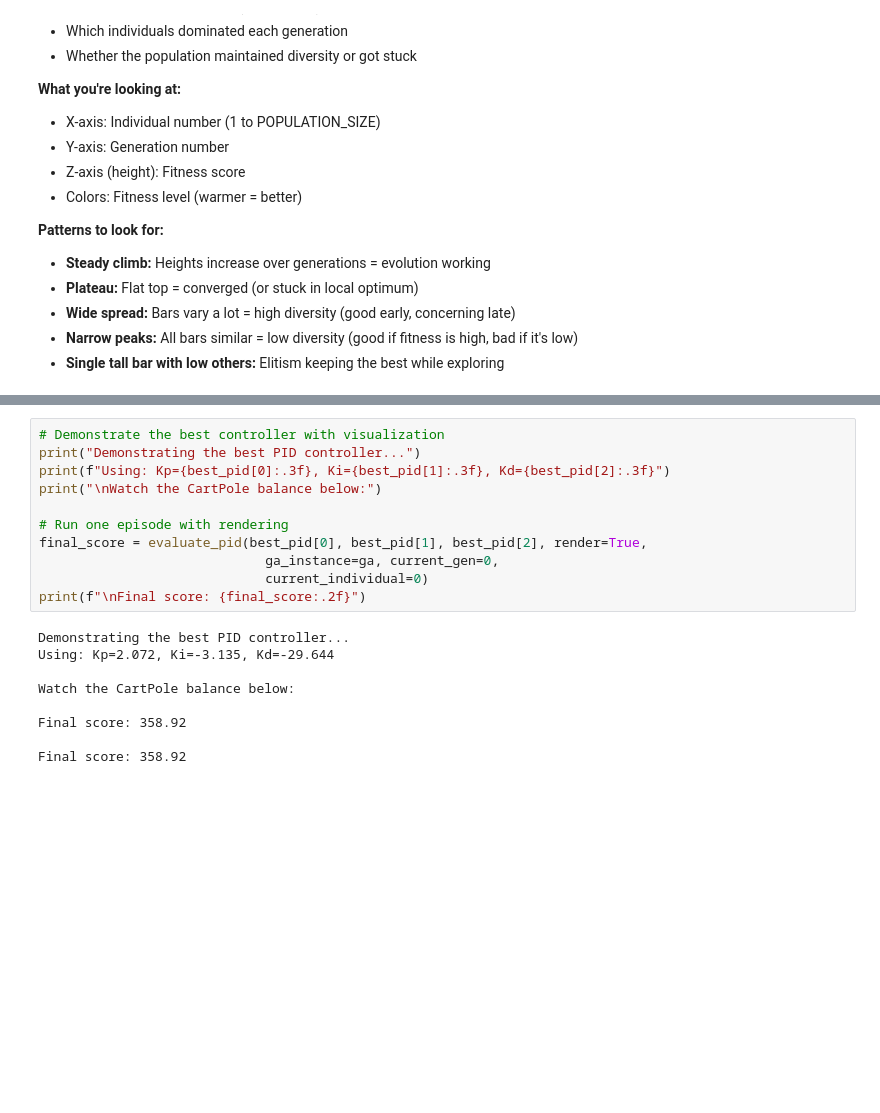
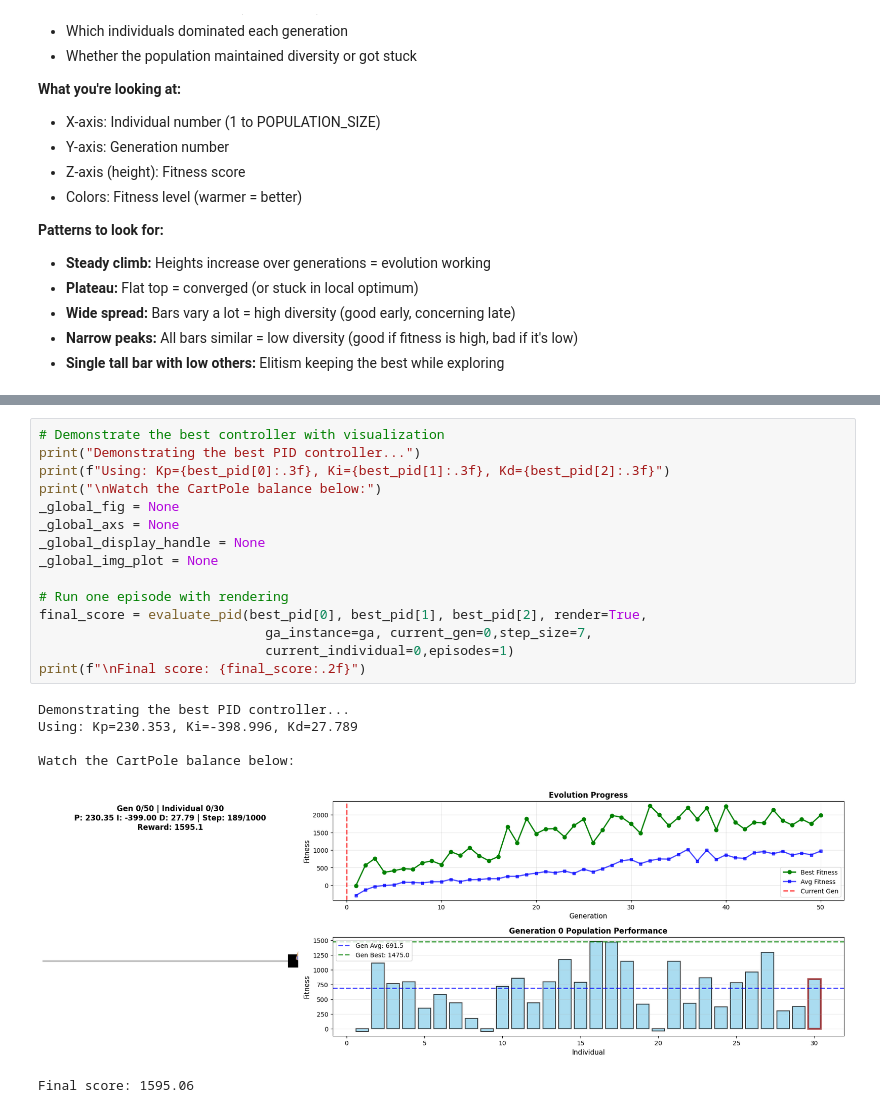
Before and after one commit to crumboe/Genetic-Learning-Lab, a Jupyter notebook: Genetic_Learning_Lab_collab.ipynb, the cells around one changed output, grey strips where cells are left out. Saved outputs shown, nothing was run; the diff lists cells and outputs as text; blank space fills up the shorter version.

```diff
--- a/Genetic_Learning_Lab_collab.ipynb
+++ b/Genetic_Learning_Lab_collab.ipynb
@@ -1448,20 +1214,22 @@ Diversity trend: Converging
 # %%
 # Demonstrate the best controller with visualization
 print("Demonstrating the best PID controller...")
 print(f"Using: Kp={best_pid[0]:.3f}, Ki={best_pid[1]:.3f}, Kd={best_pid[2]:.3f}")
 print("\nWatch the CartPole balance below:")
+_global_fig = None
+_global_axs = None
+_global_display_handle = None
+_global_img_plot = None
 
 # Run one episode with rendering
 final_score = evaluate_pid(best_pid[0], best_pid[1], best_pid[2], render=True,
-                             ga_instance=ga, current_gen=0,
-                             current_individual=0)
+                             ga_instance=ga, current_gen=0,step_size=7,
+                             current_individual=0,episodes=1)
 print(f"\nFinal score: {final_score:.2f}")
 # %% [output]
 Demonstrating the best PID controller...
-Using: Kp=2.072, Ki=-3.135, Kd=-29.644
+Using: Kp=230.353, Ki=-398.996, Kd=27.789
 
 Watch the CartPole balance below:
-
-Final score: 358.92
-
-Final score: 358.92
+[figure, added]
+Final score: 1595.06
```
Also changed, not shown: parts of 13 cells of this notebook, 4 other files.
